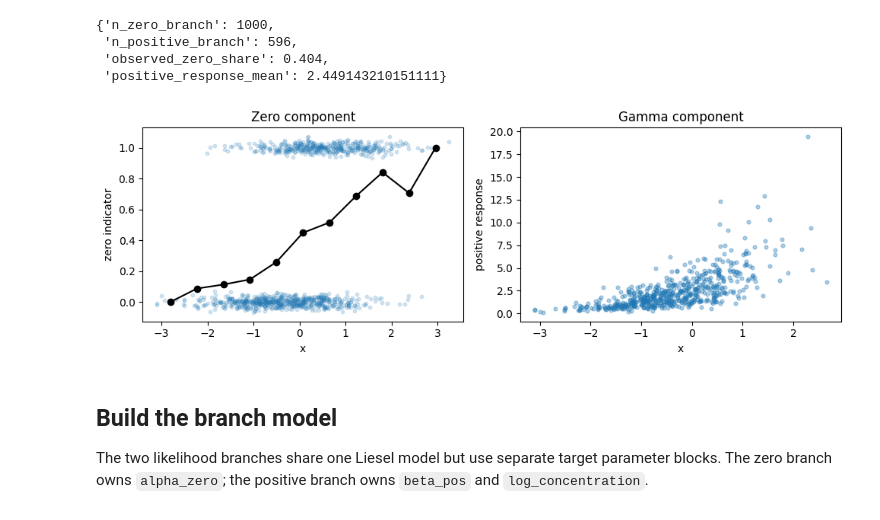
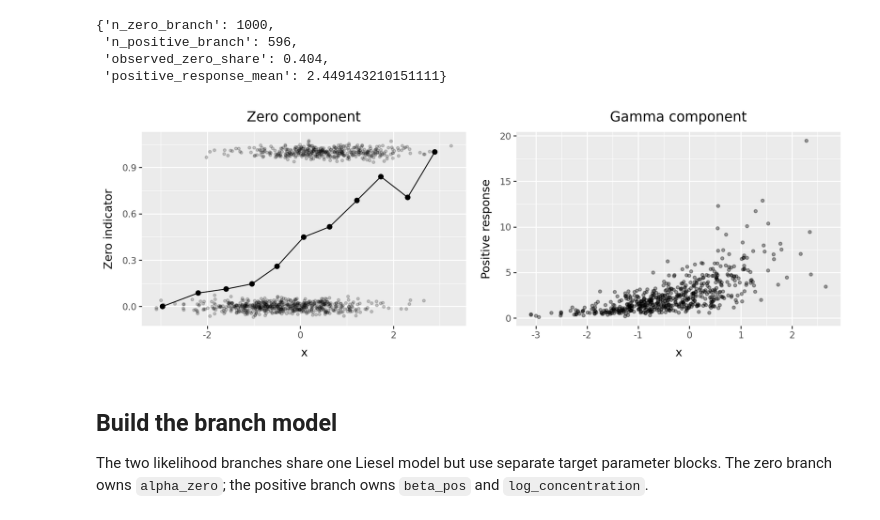
Before and after one commit to liesel-devs/liesel, a Jupyter notebook: docs/source/tutorials/notebooks/12-liesel-vi-advanced.ipynb, the cells around one changed output. Drawn from its saved outputs; the diff is of its cells as text; code cells hidden in the pictures.

```diff
--- a/docs/source/tutorials/notebooks/12-liesel-vi-advanced.ipynb
+++ b/docs/source/tutorials/notebooks/12-liesel-vi-advanced.ipynb
@@ -61,29 +59,32 @@ y_pos = rng.gamma(
  'positive_response_mean': 2.449143210151111}
 # %%
 plot_rng = np.random.default_rng(1001)
-fig, axes = plt.subplots(1, 2, figsize=(10, 3.5))
-
-jitter = plot_rng.normal(scale=0.025, size=n_zero)
-axes[0].scatter(x_zero, zero_count + jitter, s=10, alpha=0.18)
-
-bins = np.linspace(x_zero.min(), x_zero.max(), 12)
-bin_centers = 0.5 * (bins[:-1] + bins[1:])
-zero_rates = [
-    zero_count[(x_zero >= lo) & (x_zero < hi)].mean() for lo, hi in pairwise(bins)
-]
-axes[0].plot(bin_centers, zero_rates, color="black", marker="o", linewidth=1.5)
-axes[0].set_xlabel("x")
-axes[0].set_ylabel("zero indicator")
-axes[0].set_title("Zero component")
-
-axes[1].scatter(X_pos[:, 1], y_pos, s=12, alpha=0.35)
-axes[1].set_xlabel("x")
-axes[1].set_ylabel("positive response")
-axes[1].set_title("Gamma component")
-plt.tight_layout()
-plt.show()
+zero_data = pd.DataFrame(
+    {
+        "x": x_zero,
+        "zero": zero_count,
+        "jittered": zero_count + plot_rng.normal(scale=0.025, size=n_zero),
+    }
+)
+zero_rates = zero_data.groupby(pd.cut(zero_data["x"], bins=11), observed=True).agg(
+    x=("x", "mean"), rate=("zero", "mean")
+)
+zero_plot = (
+    p9.ggplot(zero_data, p9.aes("x", "jittered"))
+    + p9.geom_point(alpha=0.18, size=1)
+    + p9.geom_line(data=zero_rates, mapping=p9.aes(y="rate"))
+    + p9.geom_point(data=zero_rates, mapping=p9.aes(y="rate"), size=2)
+    + p9.labs(title="Zero component", y="Zero indicator")
+)
+positive_data = pd.DataFrame({"x": X_pos[:, 1], "response": y_pos})
+positive_plot = (
+    p9.ggplot(positive_data, p9.aes("x", "response"))
+    + p9.geom_point(alpha=0.35, size=1.2)
+    + p9.labs(title="Gamma component", y="Positive response")
+)
+(zero_plot | positive_plot) & p9.theme(figure_size=(10, 3.5))
 # %% [output]
-[figure, old version]
+[figure, new version]
 # %% [markdown]
 ## Build the branch model
 
```
Also changed, not shown: parts of 8 cells of this notebook, 7 other files.
